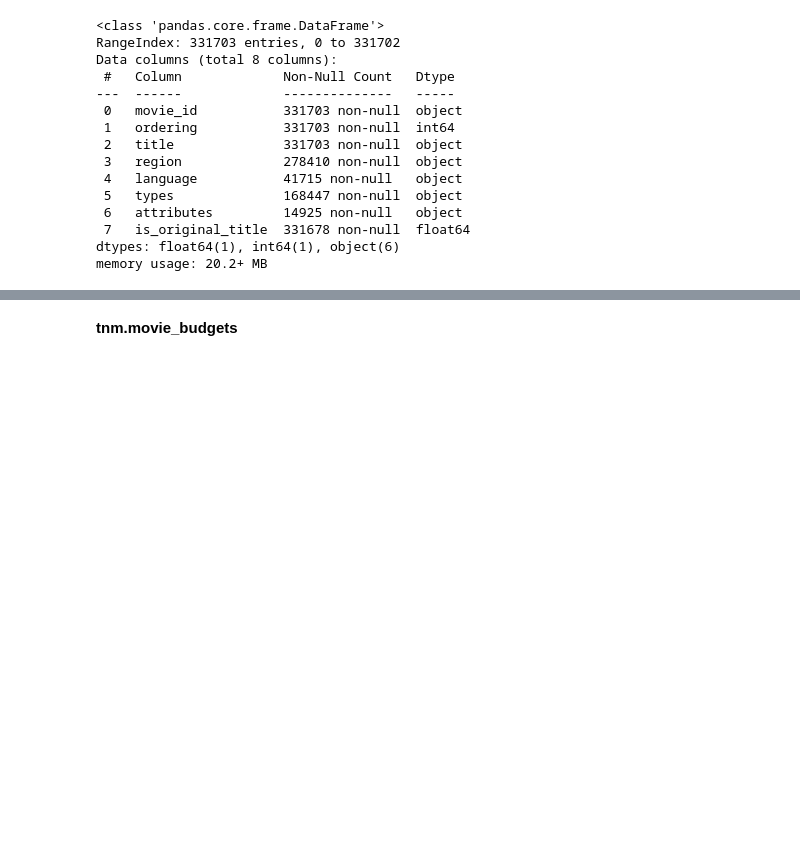
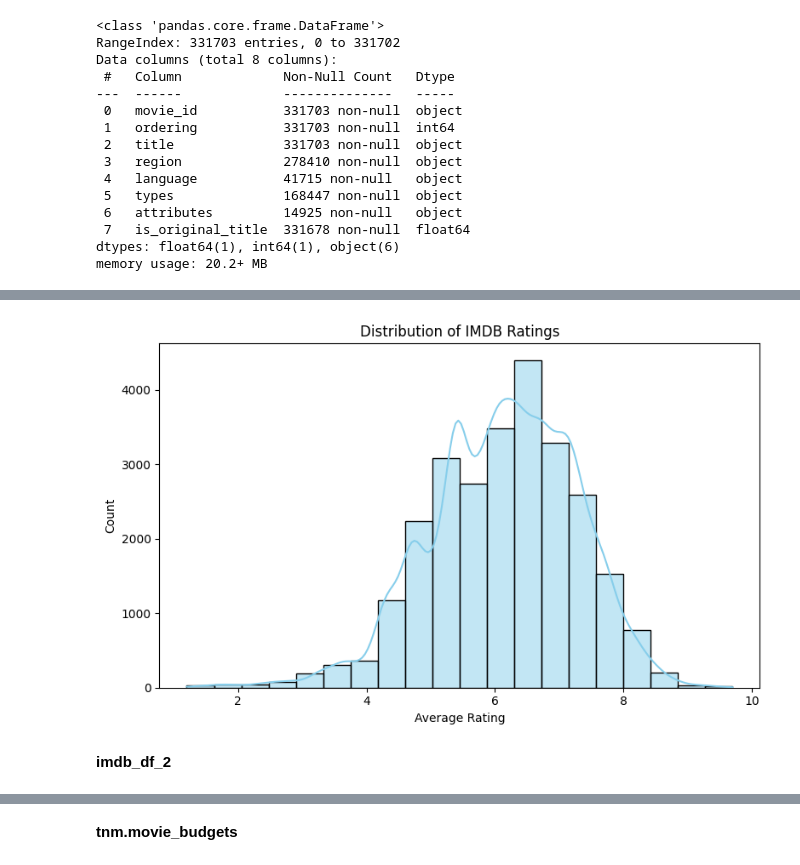
Before and after one commit to msnjerig/dsc-phase-2-project-v3, a Jupyter notebook: exploratory.ipynb, the cells around one changed output, grey strips where cells are left out. Cells and saved outputs as stored; diff of their text form; code cells hidden in the pictures; blank space fills up the shorter version.

```diff
--- a/exploratory.ipynb
+++ b/exploratory.ipynb
@@ -453,0 +557,12 @@ memory usage: 47.1+ MB
+# %%
+plt.figure(figsize=(8,5))
+sns.histplot(imdb_df_clean['averagerating'], bins=20, kde=True, color='skyblue')
+plt.title('Distribution of IMDB Ratings')
+plt.xlabel('Average Rating')
+plt.ylabel('Count')
+plt.tight_layout()
+plt.show()
+# %% [output]
+[figure, added]
+# %% [markdown]
+**imdb_df_2**
```
Also changed, not shown: parts of 32 cells of this notebook.
